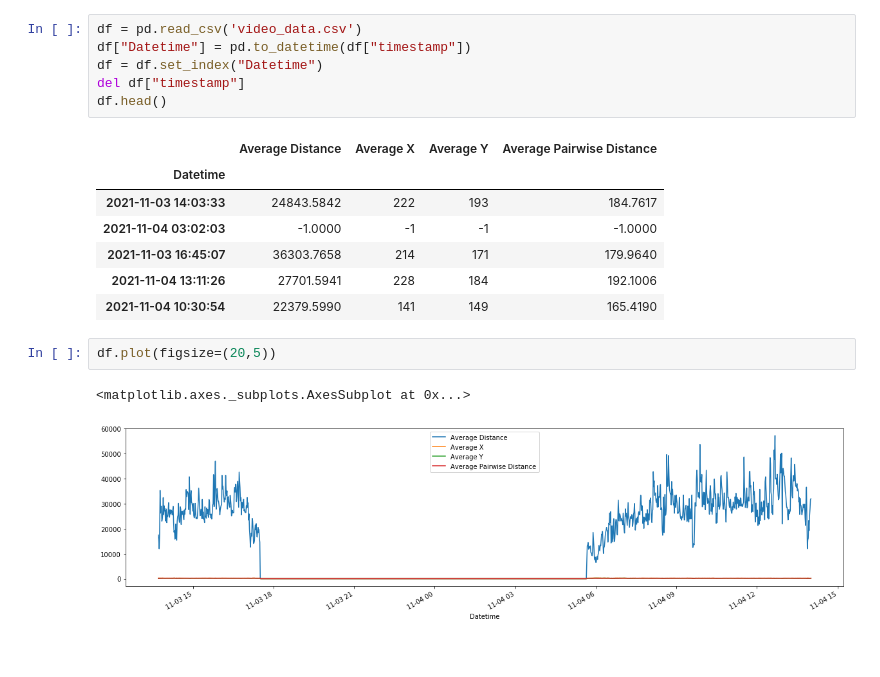
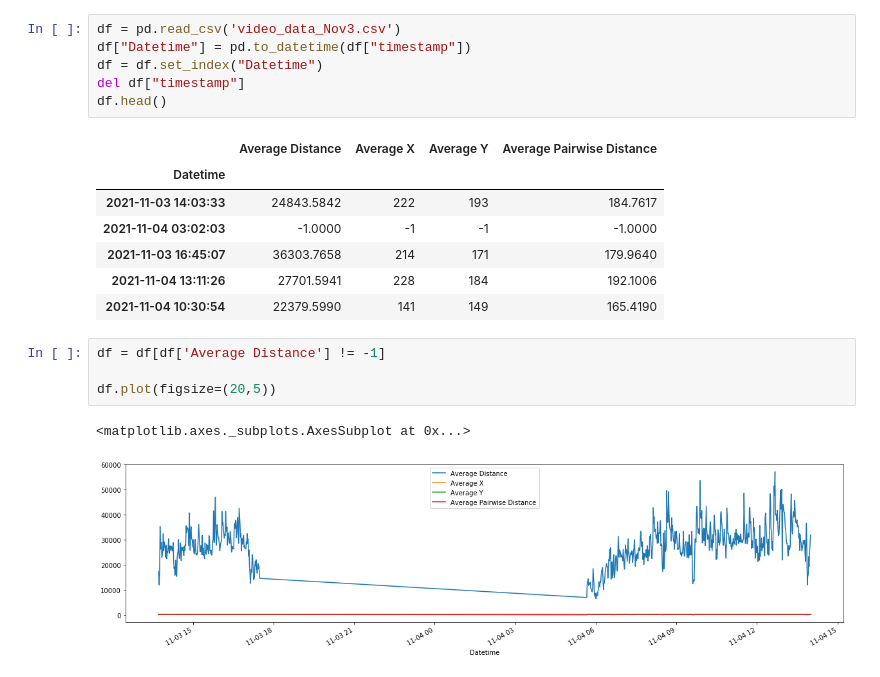
Before and after one commit to open-pisciculture/prueba_concepto, a Jupyter notebook: working_programs/yolo-pisciculturedb-tracking-opencv/graphs_csv.ipynb, the cells around one changed output. Drawn from its saved outputs; the diff is of its cells as text.

Commit message:
Including video index

```diff
--- a/working_programs/yolo-pisciculturedb-tracking-opencv/graphs_csv.ipynb
+++ b/working_programs/yolo-pisciculturedb-tracking-opencv/graphs_csv.ipynb
@@ -5,7 +5,7 @@ import pandas as pd
 import seaborn as sns
 import matplotlib.pyplot as plt
 # %%
-df = pd.read_csv('video_data.csv')
+df = pd.read_csv('video_data_Nov3.csv')
 df["Datetime"] = pd.to_datetime(df["timestamp"])
 df = df.set_index("Datetime")
 del df["timestamp"]
@@ -19,7 +19,9 @@ df.head()
 | 2021-11-04 13:11:26 | 27701.5941 | 228 | 184 | 192.1006 |
 | 2021-11-04 10:30:54 | 22379.5990 | 141 | 149 | 165.4190 |
 # %%
+df = df[df['Average Distance'] != -1]
+
 df.plot(figsize=(20,5))
 # %% [output]
 <matplotlib.axes._subplots.AxesSubplot at 0x...>
-[figure, old version]
+[figure, new version]
```
Also changed, not shown: parts of 1 cell of this notebook, 3 other files.
